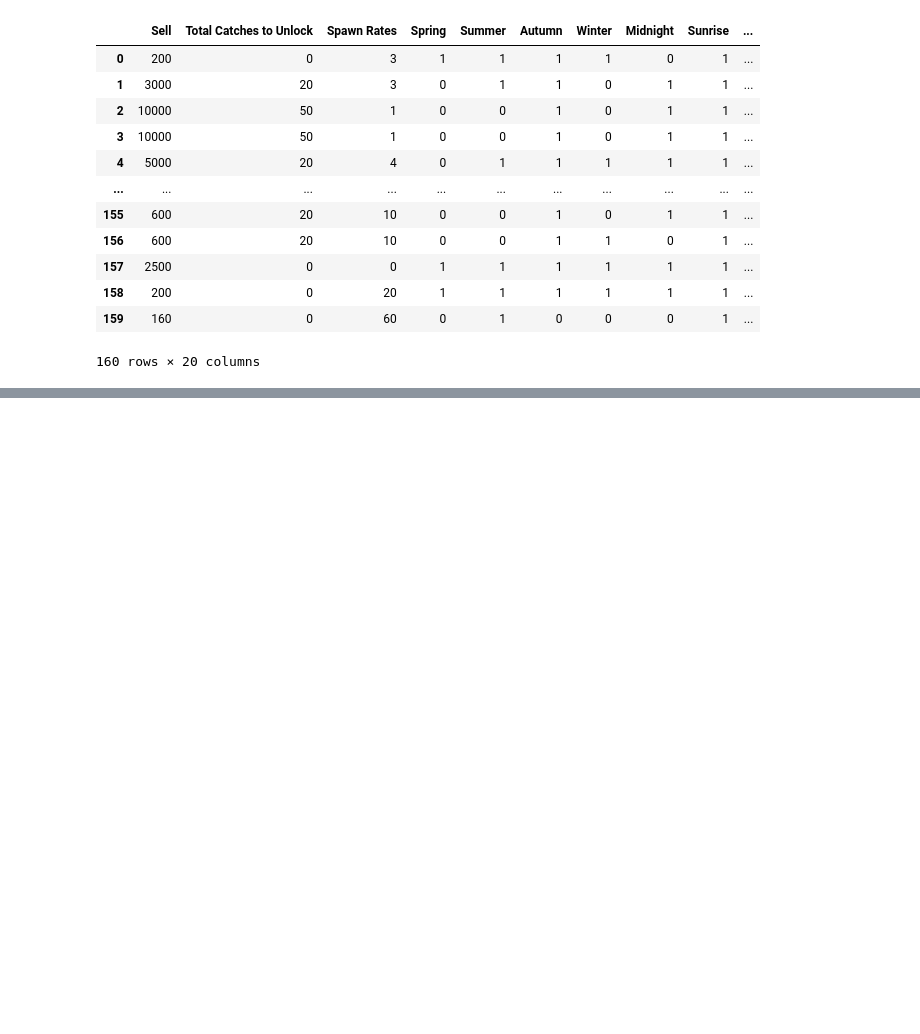
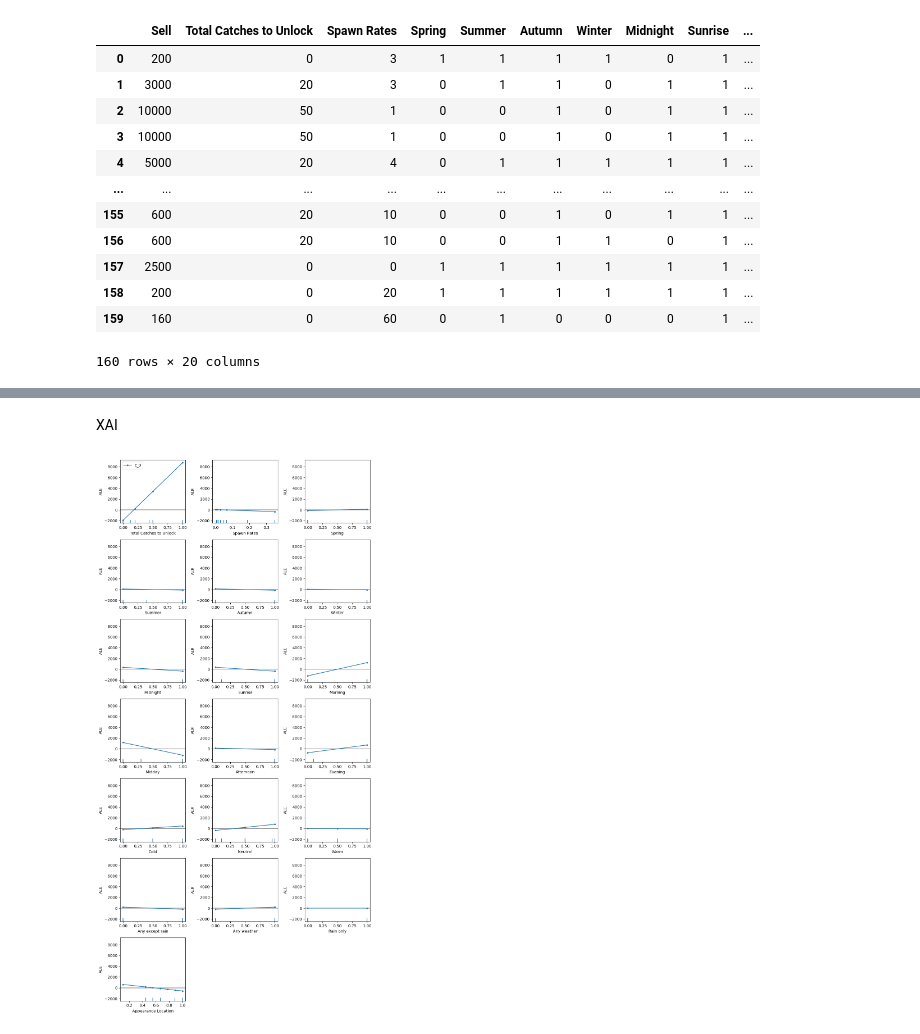
Before and after one commit to megastacks13/MachineLearning, a Jupyter notebook: Final Project - Animal Crossing Prediciton/PracticaFinal.ipynb, the cells around one changed output, grey strips where cells are left out. Cells and saved outputs as stored; diff of their text form; code cells hidden in the pictures; blank space fills up the shorter version.

```diff
--- a/Final Project - Animal Crossing Prediciton/PracticaFinal.ipynb
+++ b/Final Project - Animal Crossing Prediciton/PracticaFinal.ipynb
@@ -814,0 +1052,23 @@ LeakyReLU, sin Dropout: 35 veces
+# %% [markdown]
+XAI
+# %%
+ln = LinearRegression()
+ln.compute(dataframe)
+
+# Creamos el predictor compatible
+predictor = lambda x: ln._model.predict(pd.DataFrame(x, columns=ln._test_data.columns))
+
+# Creamos el explicador ALE
+ale = ALE(predictor=predictor, feature_names=ln._test_data.columns.tolist())
+
+# Explicamos usando el test set, convertido a NumPy array
+exp = ale.explain(ln._test_data.to_numpy())
+
+# Definimos el tamaño de cada celda de salida
+fig, ax = plt.subplots(figsize=(10,20))
+# Pasamos el eje a la función
+plot_ale(exp, ax=ax)
+# Mostramos el resultado
+plt.show()
+# %% [output]
+[figure, added]
```
Also changed, not shown: parts of 17 cells of this notebook.
